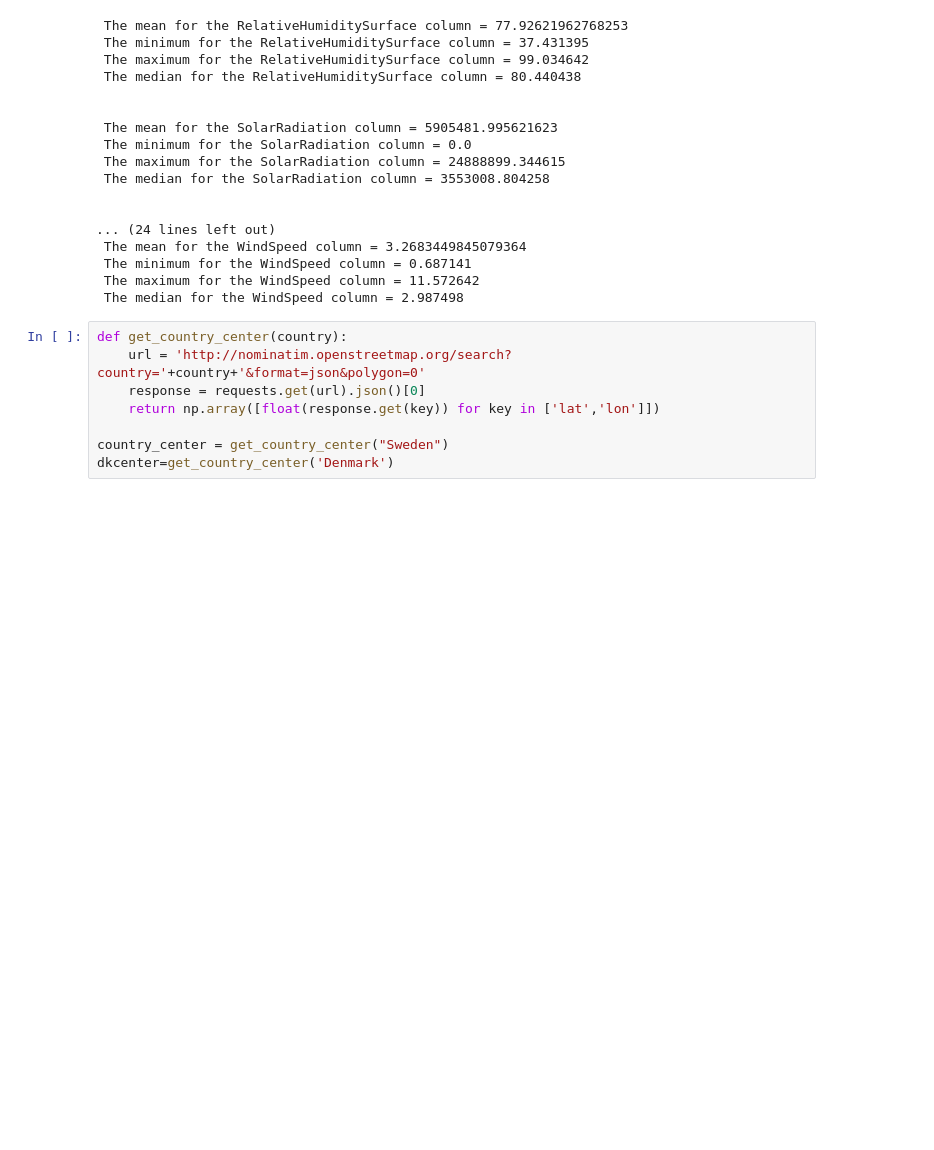
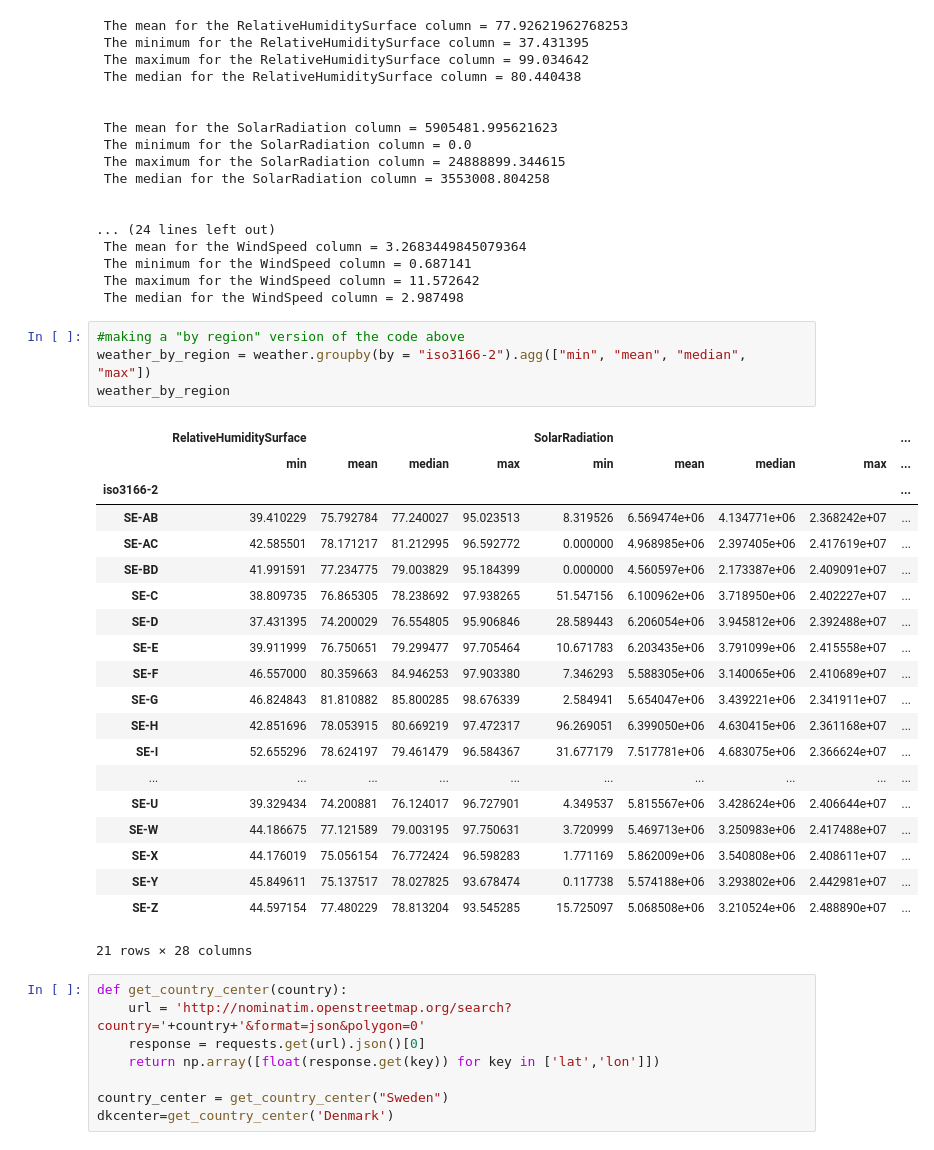
Before and after one commit to Ivpe1975/fyp2021p02g07, a Jupyter notebook: notebooks/DataAnalysis.ipynb, the cells around one changed output. Cells and saved outputs as stored; diff of their text form; blank space fills up the shorter version.

Commit message:
weather by region table

```diff
--- a/notebooks/DataAnalysis.ipynb
+++ b/notebooks/DataAnalysis.ipynb
@@ -239,6 +239,31 @@ for i in weather:
  The minimum for the WindSpeed column = 0.687141
  The maximum for the WindSpeed column = 11.572642
  The median for the WindSpeed column = 2.987498
+# %%
+#making a "by region" version of the code above
+weather_by_region = weather.groupby(by = "iso3166-2").agg(["min", "mean", "median", "max"])
+weather_by_region
+# %% [output]
+|  | RelativeHumiditySurface |  |  |  | SolarRadiation |  |  |  | ... |
+|  | min | mean | median | max | min | mean | median | max | ... |
+| iso3166-2 |  |  |  |  |  |  |  |  | ... |
+| SE-AB | 39.410229 | 75.792784 | 77.240027 | 95.023513 | 8.319526 | 6.569474e+06 | 4.134771e+06 | 2.368242e+07 | ... |
+| SE-AC | 42.585501 | 78.171217 | 81.212995 | 96.592772 | 0.000000 | 4.968985e+06 | 2.397405e+06 | 2.417619e+07 | ... |
+| SE-BD | 41.991591 | 77.234775 | 79.003829 | 95.184399 | 0.000000 | 4.560597e+06 | 2.173387e+06 | 2.409091e+07 | ... |
+| SE-C | 38.809735 | 76.865305 | 78.238692 | 97.938265 | 51.547156 | 6.100962e+06 | 3.718950e+06 | 2.402227e+07 | ... |
+| SE-D | 37.431395 | 74.200029 | 76.554805 | 95.906846 | 28.589443 | 6.206054e+06 | 3.945812e+06 | 2.392488e+07 | ... |
+| SE-E | 39.911999 | 76.750651 | 79.299477 | 97.705464 | 10.671783 | 6.203435e+06 | 3.791099e+06 | 2.415558e+07 | ... |
+| SE-F | 46.557000 | 80.359663 | 84.946253 | 97.903380 | 7.346293 | 5.588305e+06 | 3.140065e+06 | 2.410689e+07 | ... |
+| SE-G | 46.824843 | 81.810882 | 85.800285 | 98.676339 | 2.584941 | 5.654047e+06 | 3.439221e+06 | 2.341911e+07 | ... |
+| SE-H | 42.851696 | 78.053915 | 80.669219 | 97.472317 | 96.269051 | 6.399050e+06 | 4.630415e+06 | 2.361168e+07 | ... |
+| SE-I | 52.655296 | 78.624197 | 79.461479 | 96.584367 | 31.677179 | 7.517781e+06 | 4.683075e+06 | 2.366624e+07 | ... |
+| ... | ... | ... | ... | ... | ... | ... | ... | ... | ... |
+| SE-U | 39.329434 | 74.200881 | 76.124017 | 96.727901 | 4.349537 | 5.815567e+06 | 3.428624e+06 | 2.406644e+07 | ... |
+| SE-W | 44.186675 | 77.121589 | 79.003195 | 97.750631 | 3.720999 | 5.469713e+06 | 3.250983e+06 | 2.417488e+07 | ... |
+| SE-X | 44.176019 | 75.056154 | 76.772424 | 96.598283 | 1.771169 | 5.862009e+06 | 3.540808e+06 | 2.408611e+07 | ... |
+| SE-Y | 45.849611 | 75.137517 | 78.027825 | 93.678474 | 0.117738 | 5.574188e+06 | 3.293802e+06 | 2.442981e+07 | ... |
+| SE-Z | 44.597154 | 77.480229 | 78.813204 | 93.545285 | 15.725097 | 5.068508e+06 | 3.210524e+06 | 2.488890e+07 | ... |
+21 rows × 28 columns
 # %%
 def get_country_center(country):
     url = 'http://nominatim.openstreetmap.org/search?country='+country+'&format=json&polygon=0'
```
Also changed, not shown: parts of 4 cells of this notebook.
